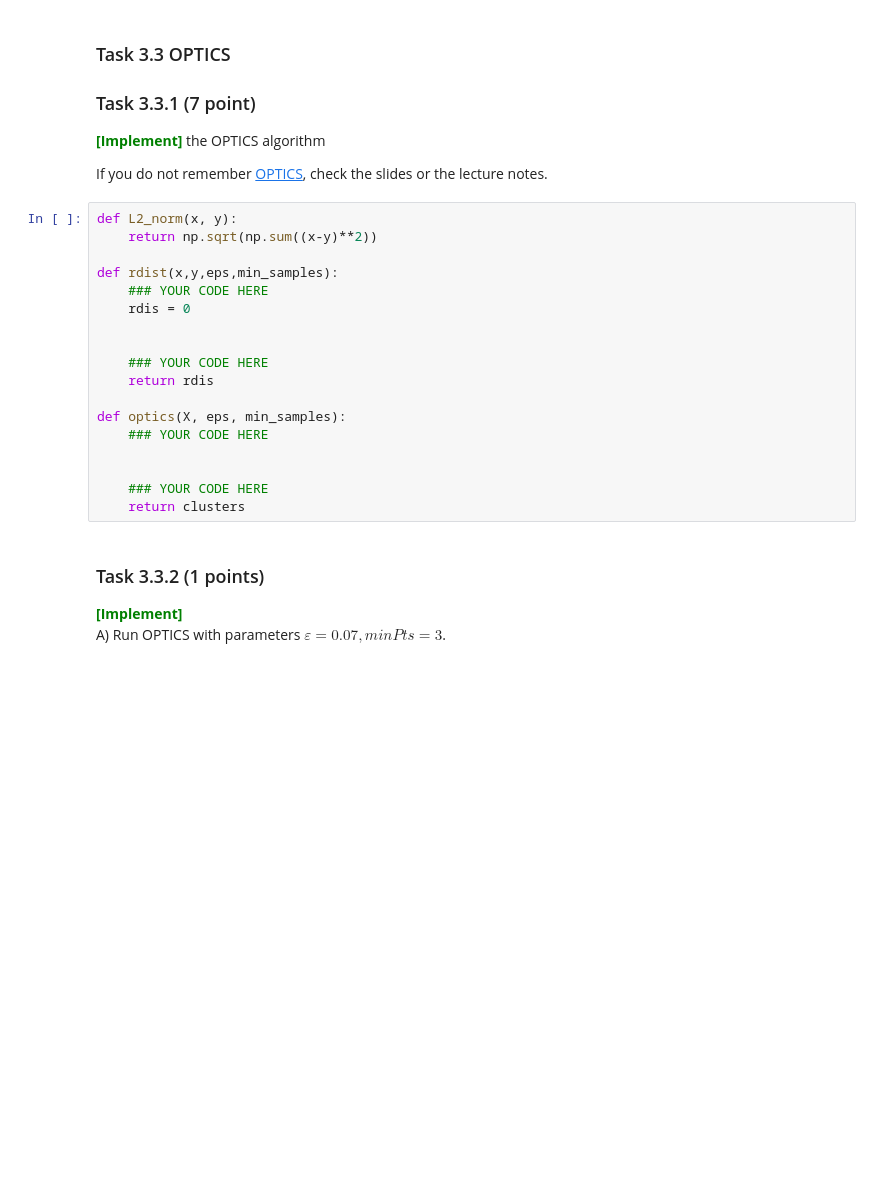
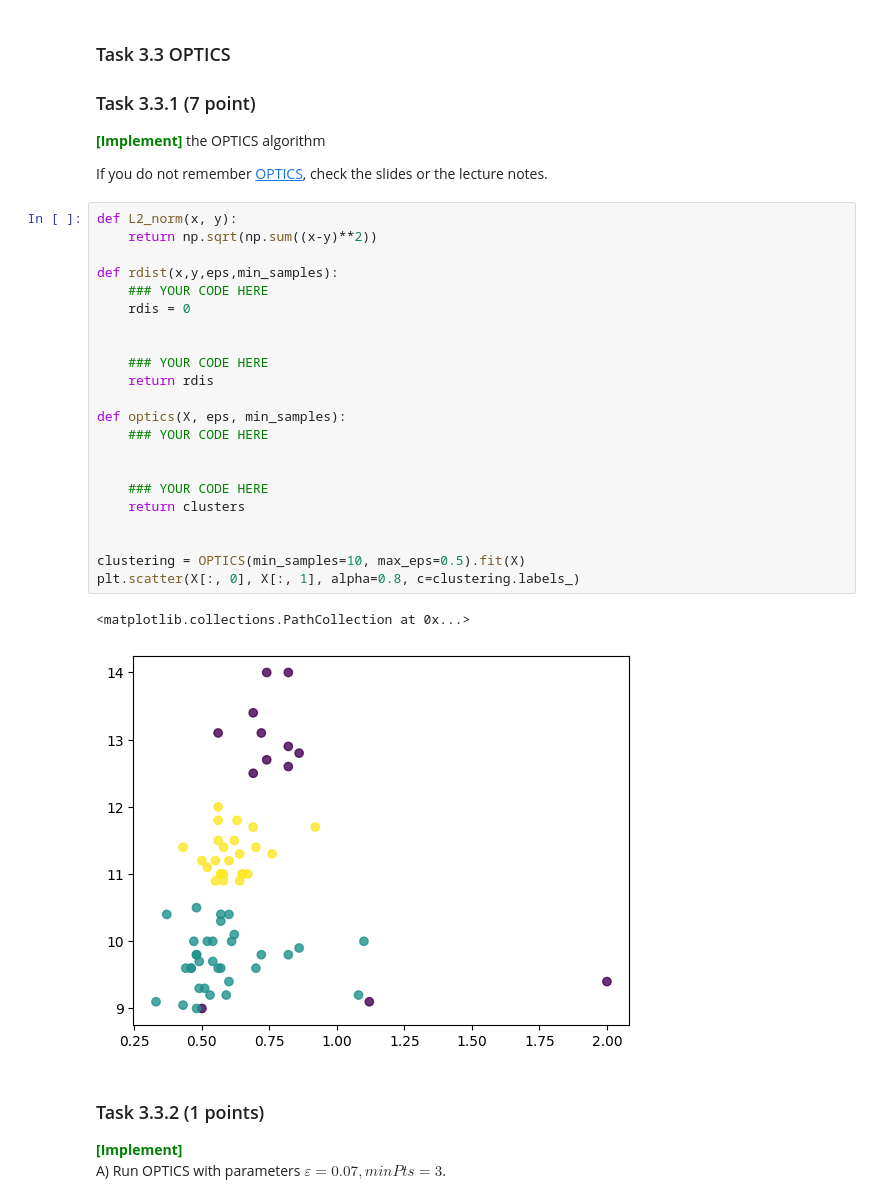
Before and after one commit to Joac1137/dm2023-exercises, a Jupyter notebook: handins/handin1.ipynb, the cells around one changed output. Drawn from its saved outputs; the diff is of its cells as text; blank space fills up the shorter version.

```diff
--- a/handins/handin1.ipynb
+++ b/handins/handin1.ipynb
@@ -1091,21 +1091,28 @@ If you do not remember [OPTICS](https://en.wikipedia.org/wiki/OPTICS_algorithm),
 # %%
 def L2_norm(x, y):
     return np.sqrt(np.sum((x-y)**2))
 
 def rdist(x,y,eps,min_samples):
     ### YOUR CODE HERE
     rdis = 0
 
 
     ### YOUR CODE HERE
     return rdis
 
 def optics(X, eps, min_samples):
     ### YOUR CODE HERE
 
 
     ### YOUR CODE HERE
     return clusters
+
+
+clustering = OPTICS(min_samples=10, max_eps=0.5).fit(X)
+plt.scatter(X[:, 0], X[:, 1], alpha=0.8, c=clustering.labels_)
+# %% [output]
+<matplotlib.collections.PathCollection at 0x...>
+[figure, added]
 # %% [markdown]
 ### Task 3.3.2 (1 points)
 
```
Also changed, not shown: parts of 1 cell of this notebook.
